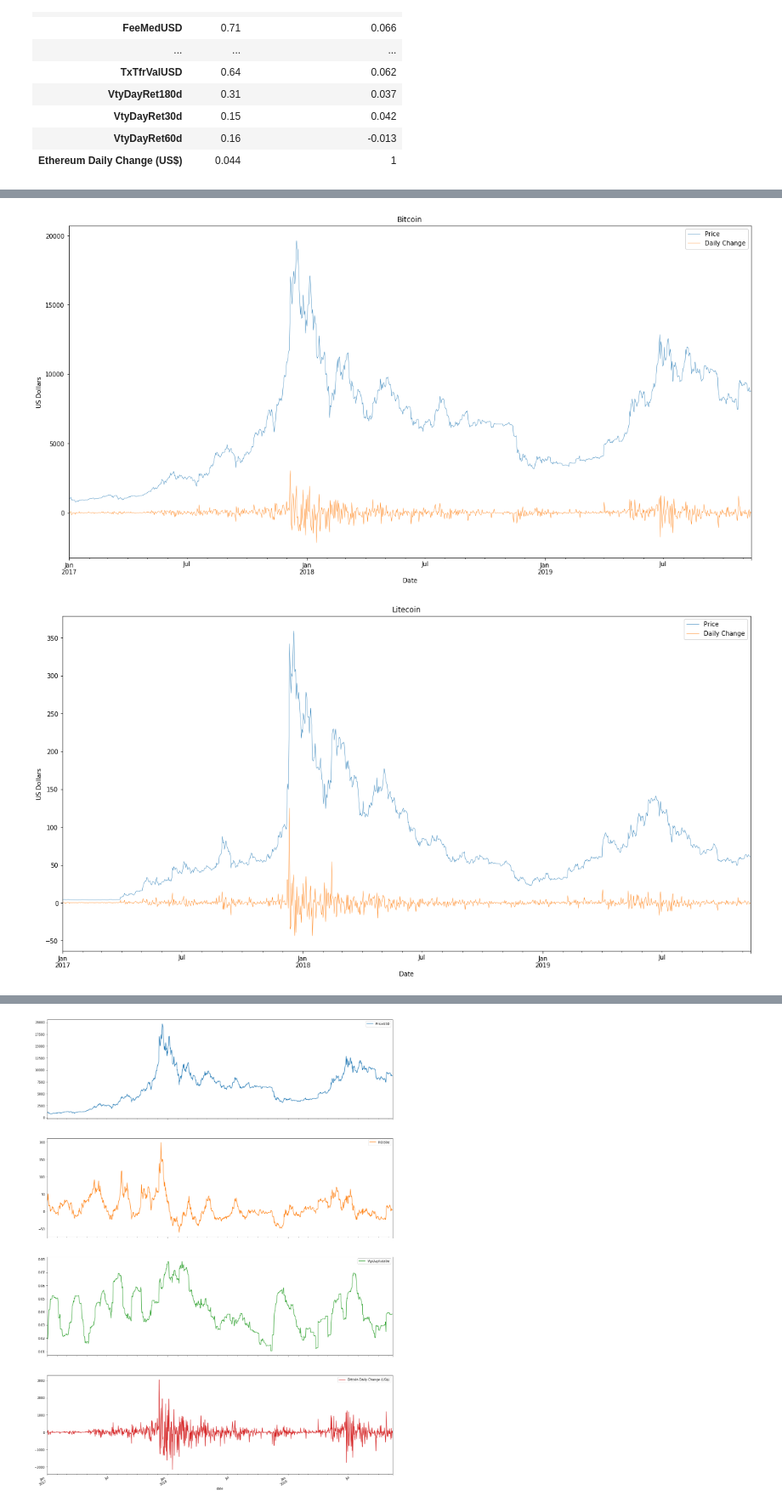
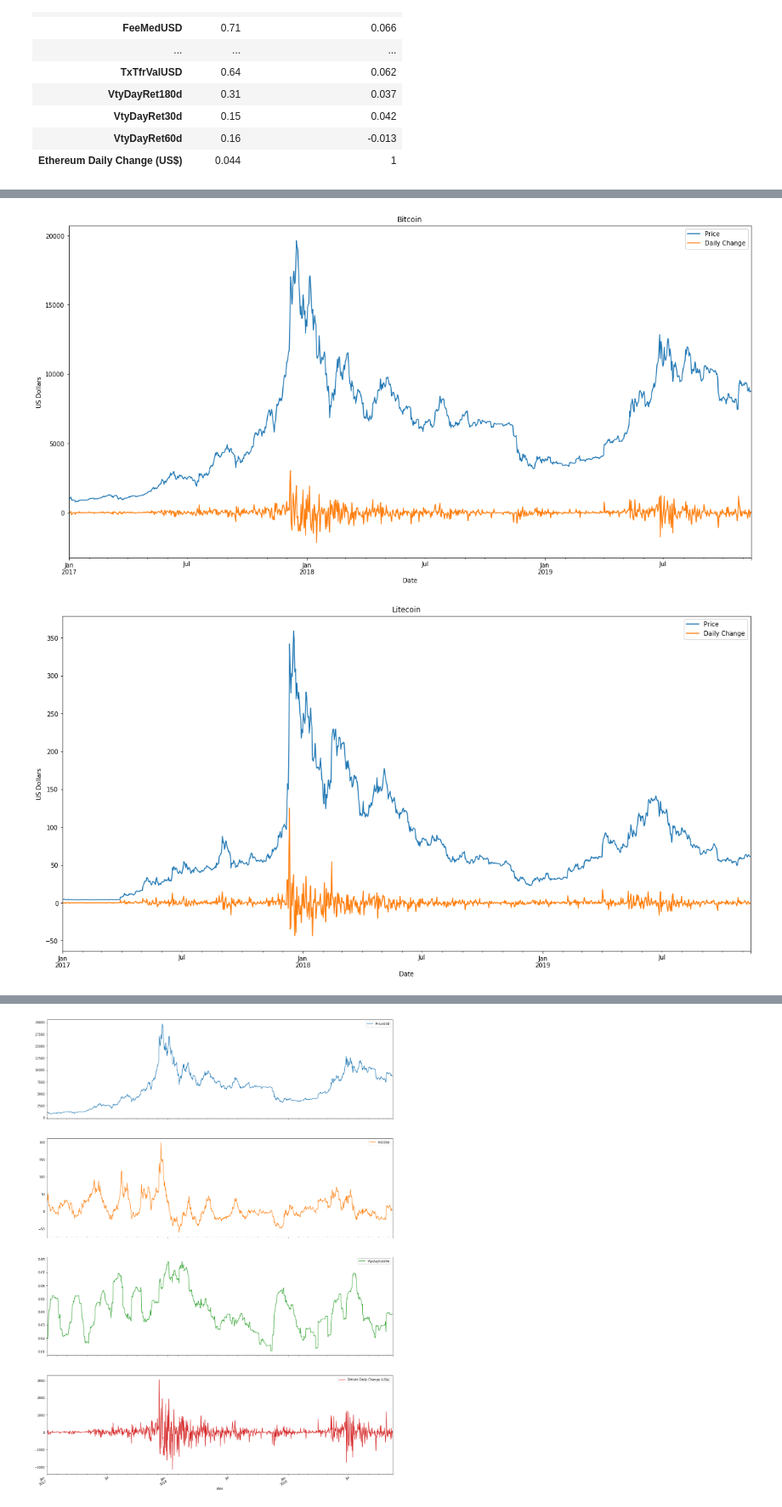
Before and after one commit to fpwirth/Data-Analytics-Project-1, a Jupyter notebook: final/Philipfinalanalysisnotebook.ipynb, the cells around one changed output, grey strips where cells are left out. Shown at 85% size. Drawn from its saved outputs; the diff is of its cells as text; code cells hidden in the pictures.

```diff
--- a/final/Philipfinalanalysisnotebook.ipynb
+++ b/final/Philipfinalanalysisnotebook.ipynb
@@ -187,27 +187,27 @@ plt.savefig('../final/graphics/googletrendcorrelations.jpg')
 # %%
 #Plot Bitcoin Price over time
 plt.figure(figsize=(20,10))
-btcdata['PriceUSD'].plot(linewidth=0.5,label='Price')
-crypto['Bitcoin Daily Change (US$)'].plot(linewidth=0.5,label='Daily Change')
+btcdata['PriceUSD'].plot(label='Price')
+crypto['Bitcoin Daily Change (US$)'].plot(label='Daily Change')
 plt.title('Bitcoin')
 plt.legend(loc='best')
 plt.xlabel('Date')
 plt.ylabel('US Dollars')
-plt.savefig('../final/graphics/bitcoin.jpg')
+plt.savefig('../final/graphics/bitcoin.png',transparent=True)
 # %% [output]
-[figure, old version]
+[figure, new version]
 # %%
 #Plot Litecoin Price over time
 plt.figure(figsize=(20,10))
-ltcdata['PriceUSD'].plot(linewidth=0.5,label='Price')
-crypto['Litecoin Daily Change (US$)'].plot(linewidth=0.5,label='Daily Change')
+ltcdata['PriceUSD'].plot(label='Price')
+crypto['Litecoin Daily Change (US$)'].plot(label='Daily Change')
 plt.title('Litecoin')
 plt.legend(loc='best')
 plt.xlabel('Date')
 plt.ylabel('US Dollars')
-plt.savefig('../final/graphics/litecoin.jpg')
+plt.savefig('../final/graphics/litecoin.png',transparent=True)
 # %% [output]
-[figure, old version]
+[figure, new version]
 # %%
 #Plot Ethereum Price over time
 plt.figure(figsize=(20,10))
```
Also changed, not shown: parts of 14 cells of this notebook, 34 other files.
